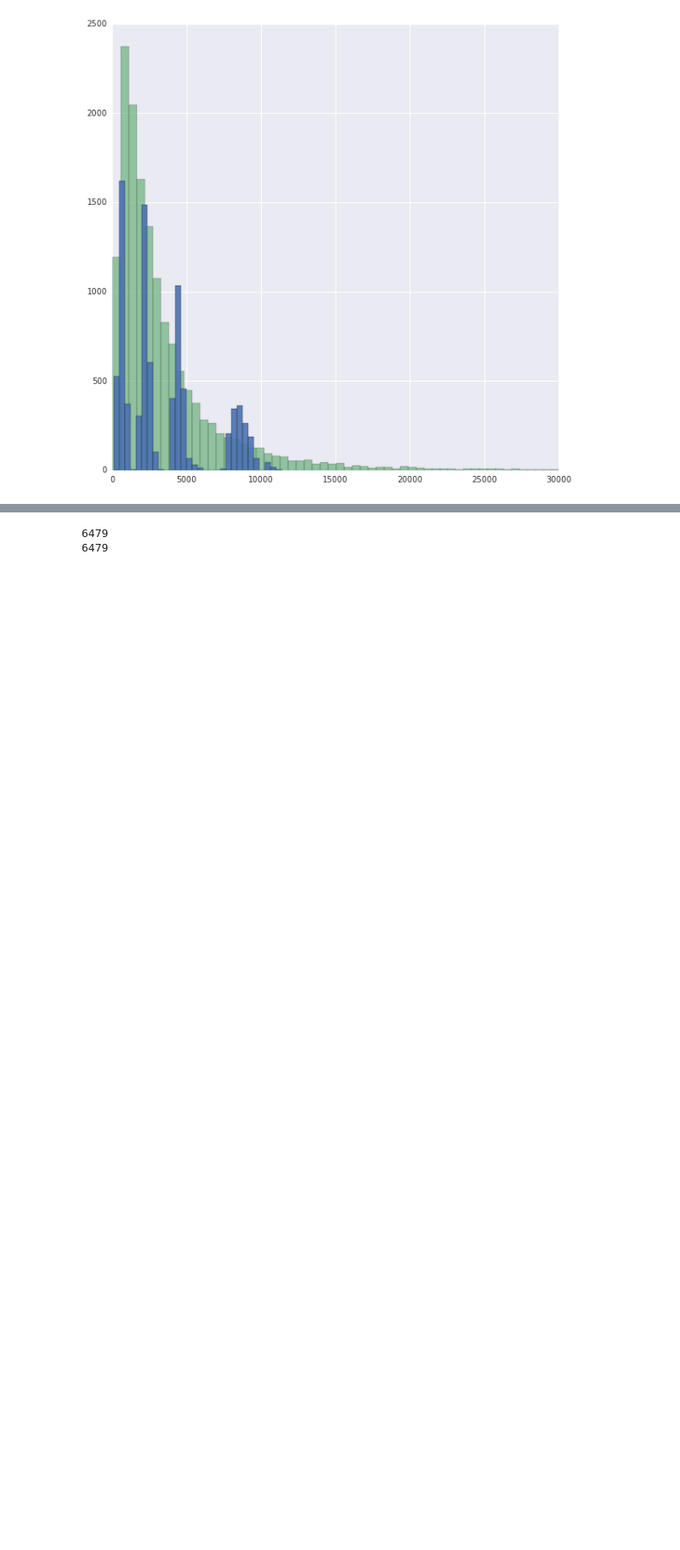
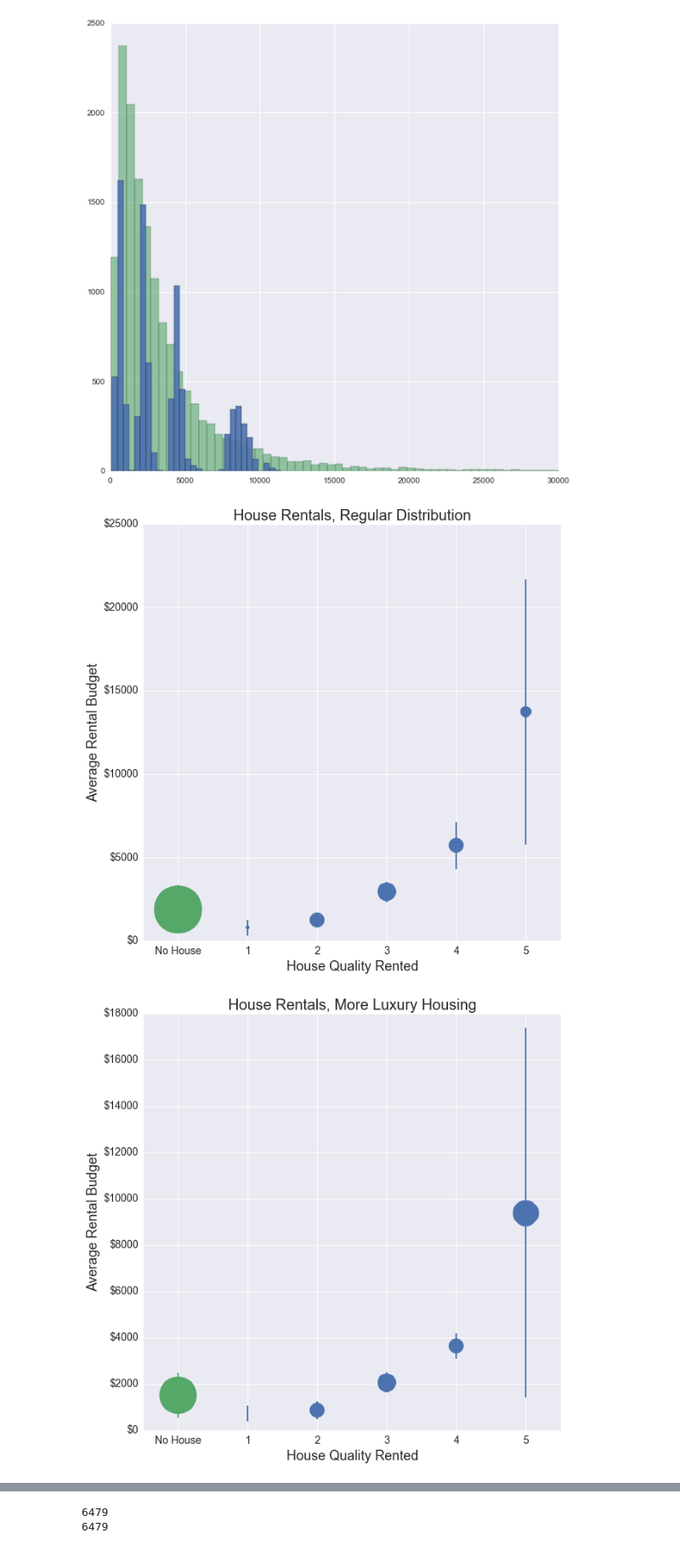
Before and after one commit to SonjaKT/housing_model, a Jupyter notebook: graphs.ipynb, the cells around one changed output, grey strips where cells are left out. Shown: that part at 85% size. Drawn from its saved outputs; the diff is of its cells as text; code cells hidden in the pictures; blank space fills up the shorter version.

```diff
--- a/graphs.ipynb
+++ b/graphs.ipynb
@@ -38,5 +40,43 @@ pylab.xlim((0, 3e4))
 pylab.show()
 # %% [output]
 [figure]
+# %%
+def plot_rental_dist(stats_df):
+    formatter = ticker.FormatStrFormatter('$%d')
+    ax = pylab.axes()
+    ax.yaxis.set_major_formatter(formatter)
+
+    total_people = float(stats_df.shape[0])
+    no_house = df[np.isfinite(stats_df.apt_score) == False]
+    markersize = 150 * no_house.shape[0] / total_people
+    pylab.errorbar([0], [no_house.max_rent.mean()], yerr=[no_house.max_rent.std()], fmt='o',
+                   markersize=markersize, elinewidth=2, color=pallete[1])
+
+    for i in np.arange(5):
+        q_slice = stats_df[stats_df.apt_score == i+1]
+        markersize = 150 * q_slice.shape[0] / total_people
+        pylab.errorbar(i+1, q_slice.max_rent.mean(), yerr=q_slice.max_rent.std(), fmt='o',
+                       markersize=markersize, elinewidth=2, color=pallete[0])
+
+    pylab.legend(loc=2, fontsize=14)
+    pylab.xticks(np.arange(6), ['No House'] + map(str, np.arange(1,6)), fontsize=14)
+    pylab.yticks(fontsize=14)
+    pylab.xlabel('House Quality Rented', fontsize=18)
+    pylab.ylabel('Average Rental Budget', fontsize=18)
+    pylab.xlim((-0.5, 5.5))
+
+pylab.figure(figsize=(10,10))
+pylab.title('House Rentals, Regular Distribution', fontsize=20)
+plot_rental_dist(df)
+pylab.savefig('regular.png')
+
+pylab.figure(figsize=(10,10))
+pylab.title('House Rentals, More Luxury Housing', fontsize=20)
+plot_rental_dist(df_more_lux)
+pylab.savefig('more_luxury.png')
+pylab.show()
+# %% [output]
+[figure, added]
+[figure, added]
 # %%
 pylab.figure(figsize=(10,10))
```
Also changed, not shown: parts of 5 cells of this notebook.
